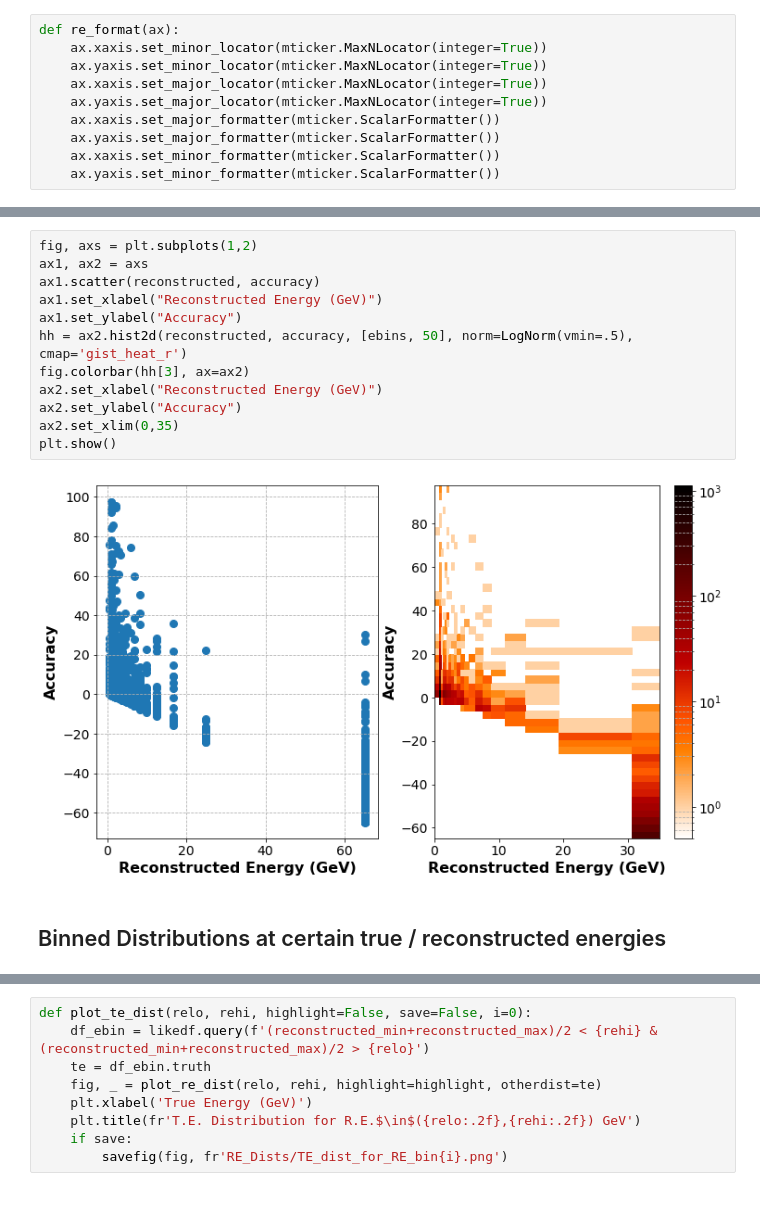
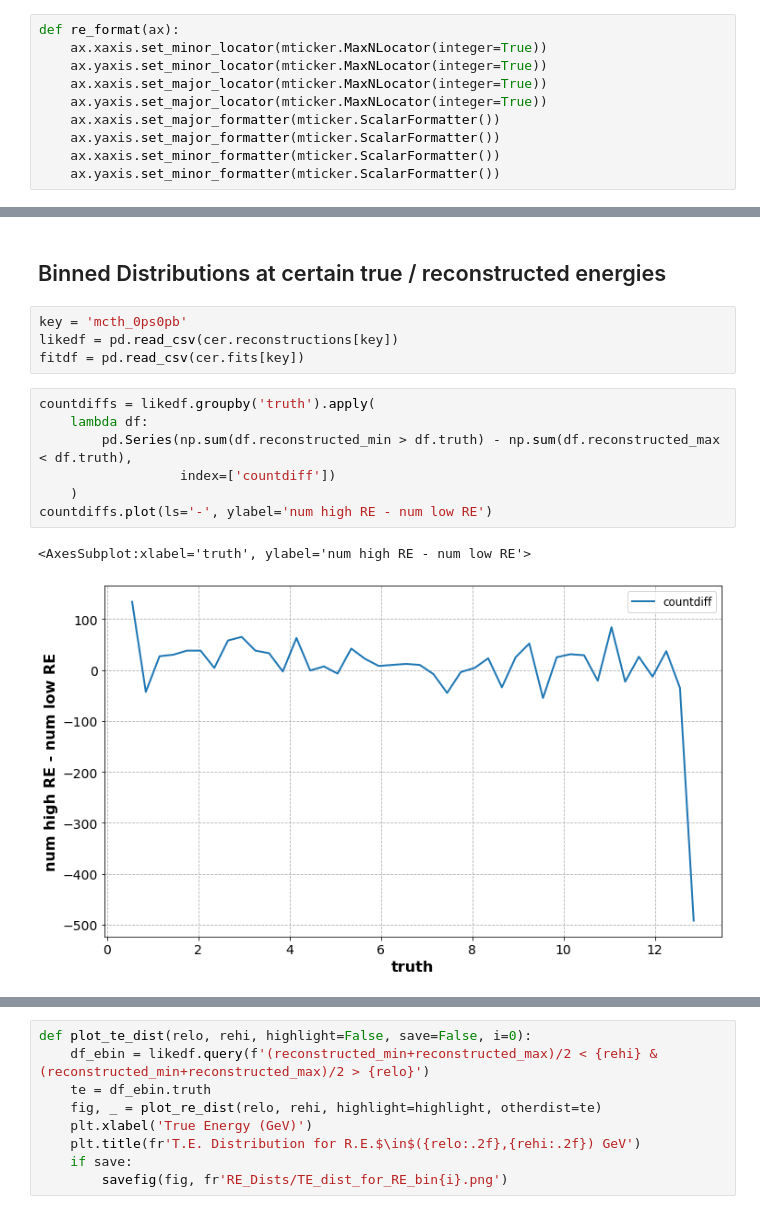
Before and after one commit to socrossley/Cosmic_Muon_CER, a Jupyter notebook: Test_Like.ipynb, the cells around one changed output, grey strips where cells are left out. Drawn from its saved outputs; the diff is of its cells as text.

```diff
--- a/Test_Like.ipynb
+++ b/Test_Like.ipynb
@@ -323,16 +257,16 @@ Text(0, 0.5, 'Accuracy')
-# %%
-fig, axs = plt.subplots(1,2)
-ax1, ax2 = axs
-ax1.scatter(reconstructed, accuracy)
-ax1.set_xlabel("Reconstructed Energy (GeV)")
-ax1.set_ylabel("Accuracy")
-hh = ax2.hist2d(reconstructed, accuracy, [ebins, 50], norm=LogNorm(vmin=.5), cmap='gist_heat_r')
-fig.colorbar(hh[3], ax=ax2)
-ax2.set_xlabel("Reconstructed Energy (GeV)")
-ax2.set_ylabel("Accuracy")
-ax2.set_xlim(0,35)
-plt.show()
-# %% [output]
-[figure, removed]
 # %% [markdown]
 ## Binned Distributions at certain true / reconstructed energies
+# %%
+key = 'mcth_0ps0pb'
+likedf = pd.read_csv(cer.reconstructions[key])
+fitdf = pd.read_csv(cer.fits[key])
+# %%
+countdiffs = likedf.groupby('truth').apply(
+    lambda df:
+        pd.Series(np.sum(df.reconstructed_min > df.truth) - np.sum(df.reconstructed_max < df.truth),
+                  index=['countdiff'])
+    )
+countdiffs.plot(ls='-', ylabel='num high RE - num low RE')
+# %% [output]
+<AxesSubplot:xlabel='truth', ylabel='num high RE - num low RE'>
+[figure, added]
```
Also changed, not shown: parts of 44 cells of this notebook, 9 other files.
